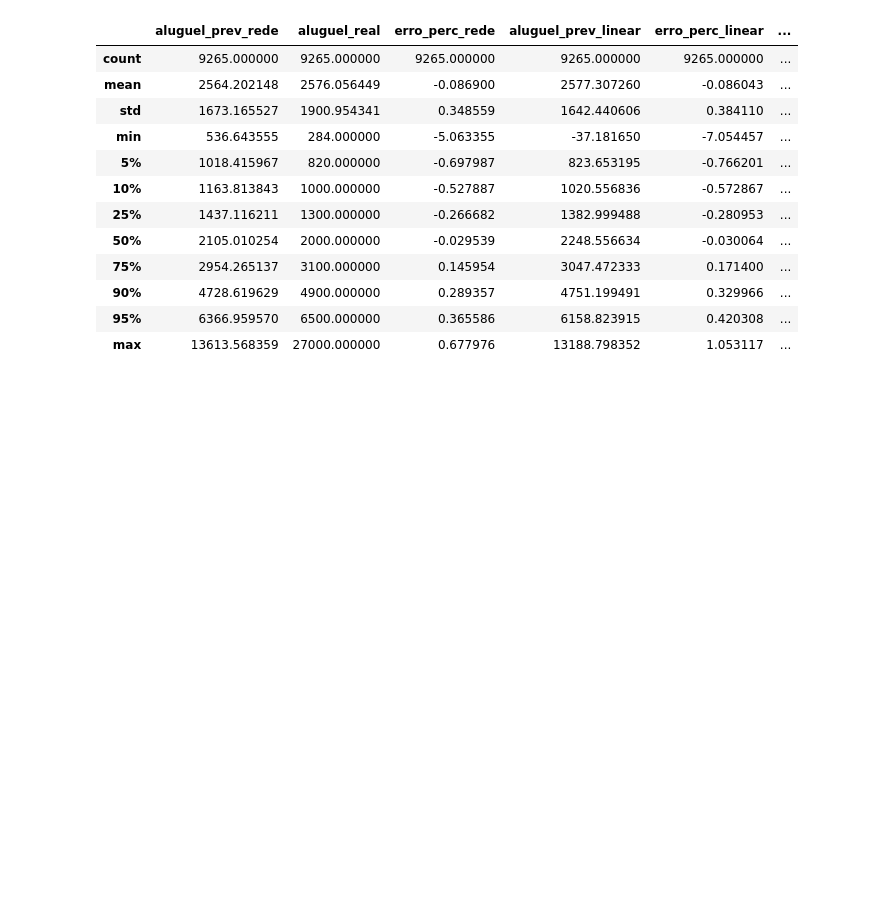
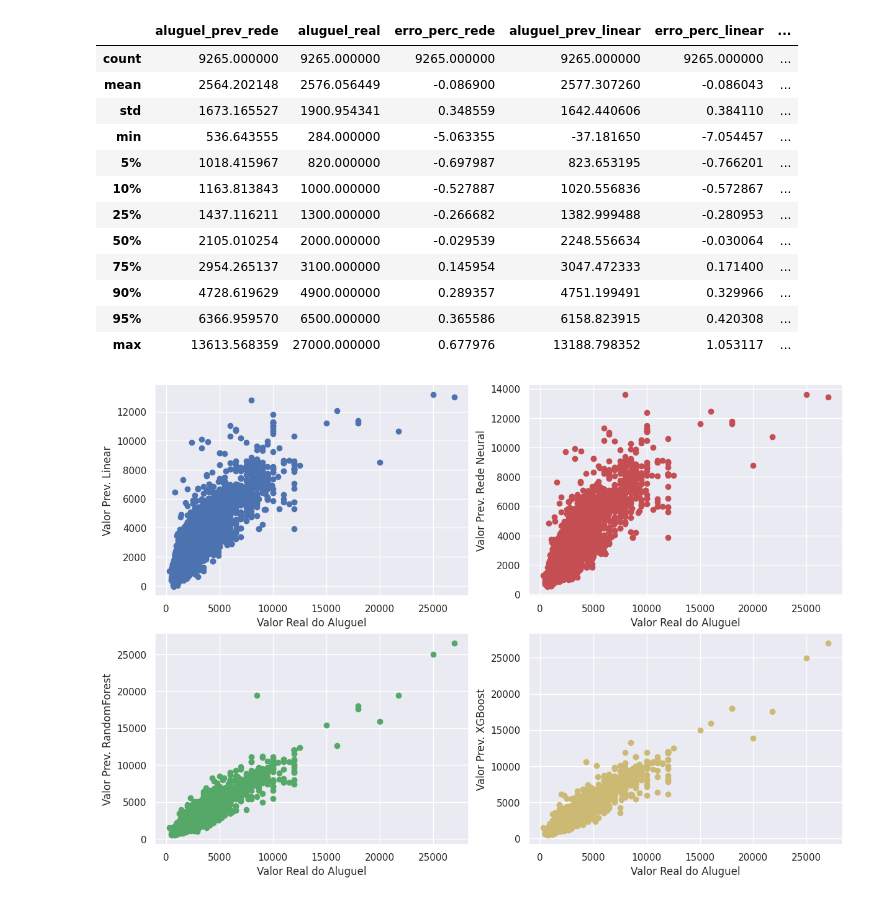
Before and after one commit to fabiollg/PI-4_Predicao_Valores_Imoveis_SJC, a Jupyter notebook: PI_4_Predicao_Valores_Imoveis_SJC.ipynb, the cells around one changed output. Cells and saved outputs as stored; diff of their text form; code cells hidden in the pictures; blank space fills up the shorter version.

```diff
--- a/PI_4_Predicao_Valores_Imoveis_SJC.ipynb
+++ b/PI_4_Predicao_Valores_Imoveis_SJC.ipynb
@@ -1029,3 +1026,31 @@ test_pred.describe(percentiles=[0.05,0.10,0.25,0.50,0.75,0.90,0.95])
 | 90% | 4728.619629 | 4900.000000 | 0.289357 | 4751.199491 | 0.329966 | ... |
 | 95% | 6366.959570 | 6500.000000 | 0.365586 | 6158.823915 | 0.420308 | ... |
 | max | 13613.568359 | 27000.000000 | 0.677976 | 13188.798352 | 1.053117 | ... |
+# %%
+fig = plt.figure(figsize=(12, 8), layout="constrained")
+spec = fig.add_gridspec(ncols=2, nrows=2)
+fig.suptitle = ('Valor Previsto nos Modelos x Valor Real')
+
+ax1 = fig.add_subplot(spec[0,0])
+ax1.scatter(test_pred['aluguel_real'], test_pred['aluguel_prev_linear'], label= 'Prev. Linear', c='b')
+ax1.set_xlabel('Valor Real do Aluguel')
+ax1.set_ylabel('Valor Prev. Linear')
+
+ax2 = fig.add_subplot(spec[0,1])
+ax2.scatter(test_pred['aluguel_real'], test_pred['aluguel_prev_rede'], label= 'Prev. Rede Neural', c= 'r')
+ax2.set_xlabel('Valor Real do Aluguel')
+ax2.set_ylabel('Valor Prev. Rede Neural')
+
+ax3 = fig.add_subplot(spec[1,0])
+ax3.scatter(test_pred['aluguel_real'], test_pred['aluguel_prev_rf'], label= 'Prev. RandomForest', c='g')
+ax3.set_xlabel('Valor Real do Aluguel')
+ax3.set_ylabel('Valor Prev. RandomForest')
+
+ax4 = fig.add_subplot(spec[1,1])
+ax4.scatter(test_pred['aluguel_real'], test_pred['aluguel_prev_xgb'], label= 'Prev. XGBoost', c= 'y')
+ax4.set_xlabel('Valor Real do Aluguel')
+ax4.set_ylabel('Valor Prev. XGBoost')
+
+plt.show()
+# %% [output]
+[figure, added]
```
Also changed, not shown: parts of 5 cells of this notebook.
